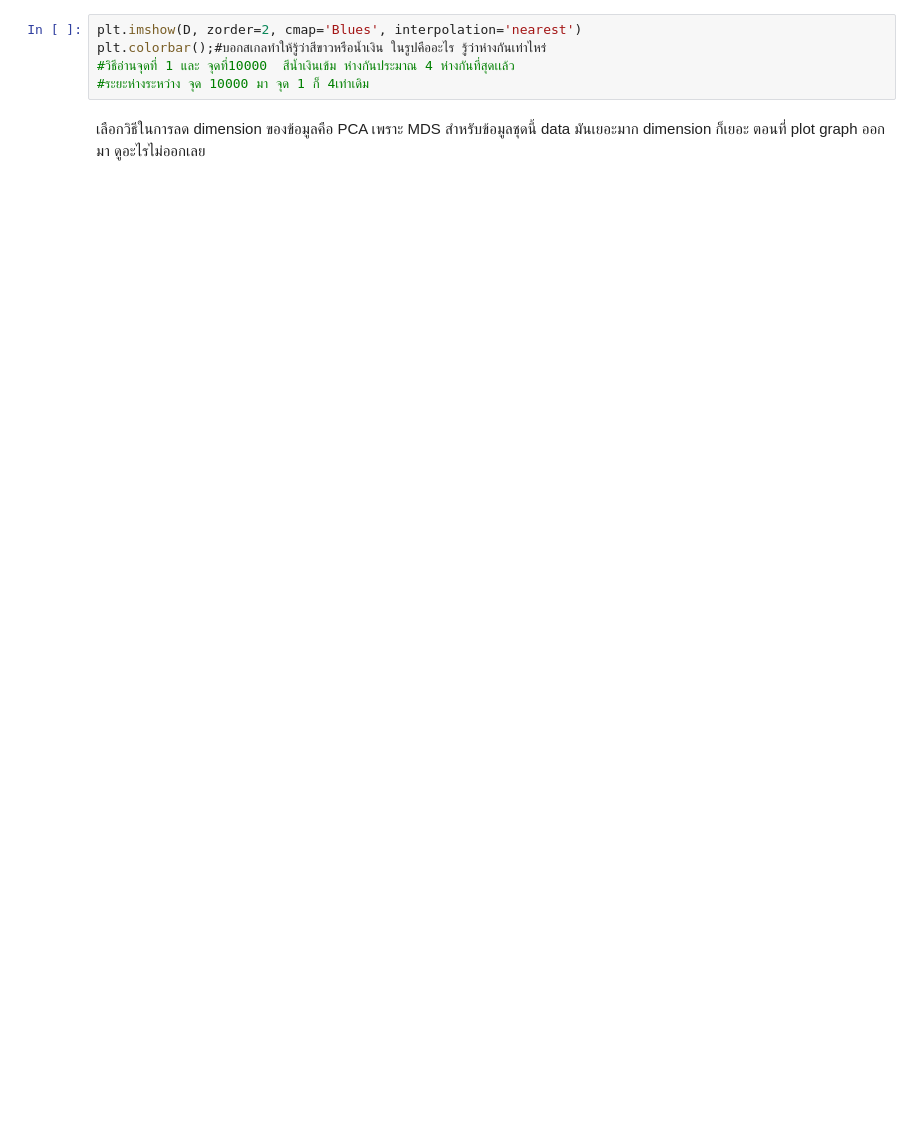
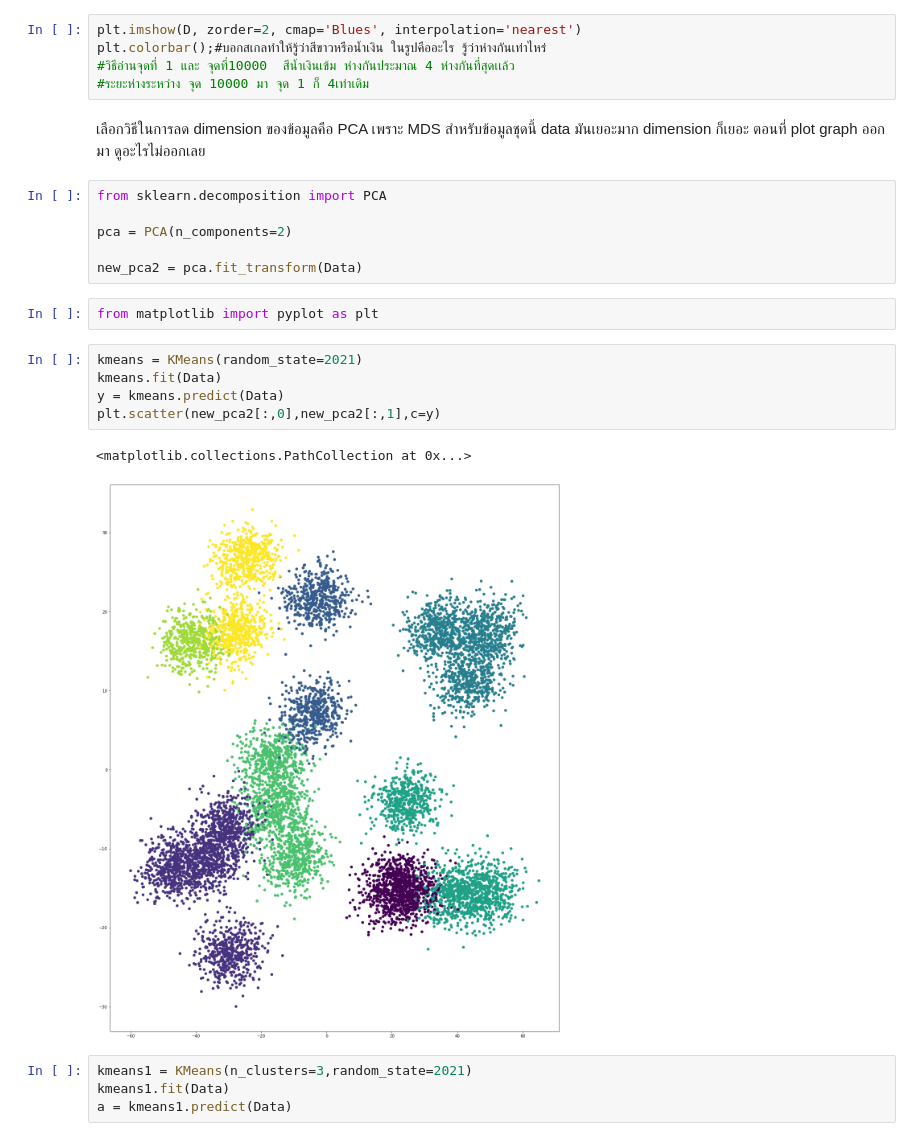
Before and after one commit to suphalaksana/Multivariate, a Jupyter notebook: Multivariate_Exam.ipynb, the cells around one changed output. Drawn from its saved outputs; the diff is of its cells as text; blank space fills up the shorter version.

```diff
--- a/Multivariate_Exam.ipynb
+++ b/Multivariate_Exam.ipynb
@@ -349,3 +291,23 @@ plt.colorbar();#บอกสเกลทำให้รู้ว่าสีข
 #ระยะห่างระหว่าง จุด 10000 มา จุด 1 ก็ 4เท่าเดิม
 # %% [markdown]
 เลือกวิธีในการลด dimension ของข้อมูลคือ PCA  เพราะ MDS สำหรับข้อมูลชุดนี้ data มันเยอะมาก dimension ก็เยอะ ตอนที่ plot graph ออกมา ดูอะไรไม่ออกเลย
+# %%
+from sklearn.decomposition import PCA
+
+pca = PCA(n_components=2)
+
+new_pca2 = pca.fit_transform(Data)
+# %%
+from matplotlib import pyplot as plt
+# %%
+kmeans = KMeans(random_state=2021)
+kmeans.fit(Data)
+y = kmeans.predict(Data)
+plt.scatter(new_pca2[:,0],new_pca2[:,1],c=y)
+# %% [output]
+<matplotlib.collections.PathCollection at 0x...>
+[figure, added]
+# %%
+kmeans1 = KMeans(n_clusters=3,random_state=2021)
+kmeans1.fit(Data)
+a = kmeans1.predict(Data)
```
Also changed, not shown: parts of 23 cells of this notebook.
